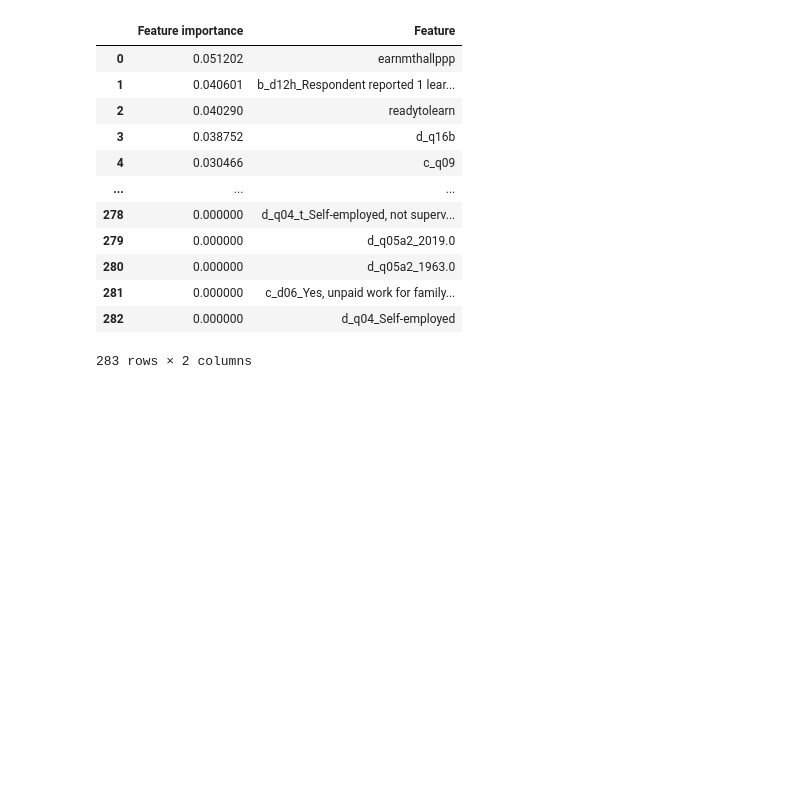
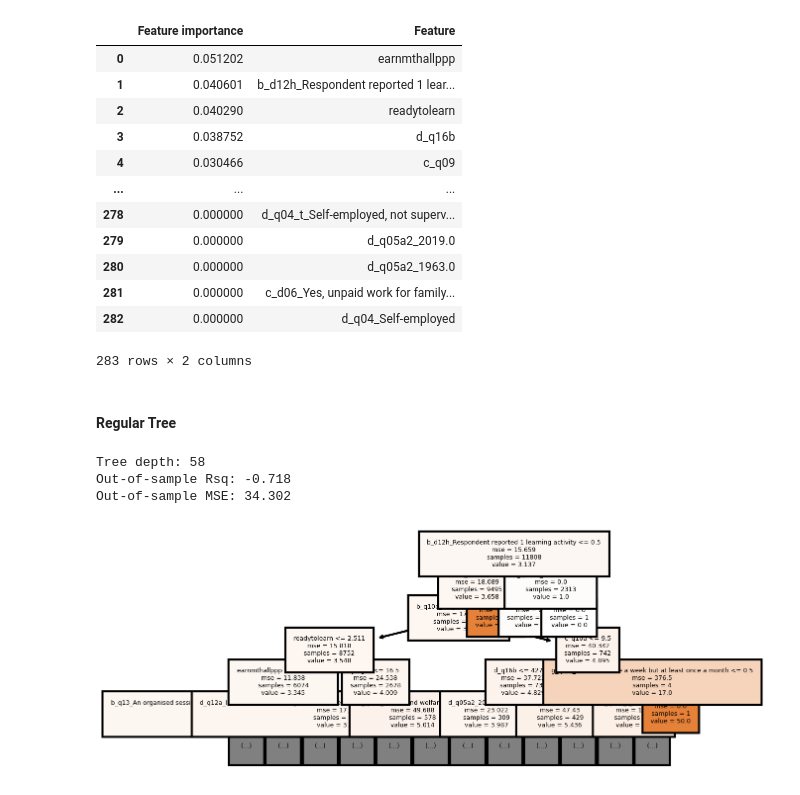
Before and after one commit to srh-gst/ML_term_paper, a Jupyter notebook: Code/4_model_estimation.ipynb, the cells around one changed output. Drawn from its saved outputs; the diff is of its cells as text; code cells hidden in the pictures; blank space fills up the shorter version.

```diff
--- a/Code/4_model_estimation.ipynb
+++ b/Code/4_model_estimation.ipynb
@@ -1160,3 +1194,30 @@ imp.sort_values(by=['Feature importance'], ascending=False).reset_index(drop = T
 | 281 | 0.000000 | c_d06_Yes, unpaid work for family... |
 | 282 | 0.000000 | d_q04_Self-employed |
 283 rows × 2 columns
+# %% [markdown]
+#### Regular Tree
+# %%
+# put here the parameters for max_depth and min_samples_leaf that you determined in the previous step
+
+cart = tree.DecisionTreeRegressor()
+cart = cart.fit(X_train, y_train)
+
+y_pred = cart.predict(X_test)
+
+# Out-of-sample R-sq.
+print('Tree depth: %.0f' % cart.get_depth())
+print('Out-of-sample Rsq: %.3f'
+      % r2_score(y_test, y_pred))
+print('Out-of-sample MSE: %.3f'
+      % mean_squared_error(y_test, y_pred))
+# %% [output]
+Tree depth: 58
+Out-of-sample Rsq: -0.718
+Out-of-sample MSE: 34.302
+# %%
+#dendrogram
+plt.rcParams.update({'font.size': 8, 'figure.figsize': (4, 2), 'figure.dpi': 300})
+tree.plot_tree(cart, max_depth = 5, filled = True, feature_names = list(X.columns),\
+               fontsize = 3);
+# %% [output]
+[figure, added]
```
Also changed, not shown: parts of 9 cells of this notebook.
